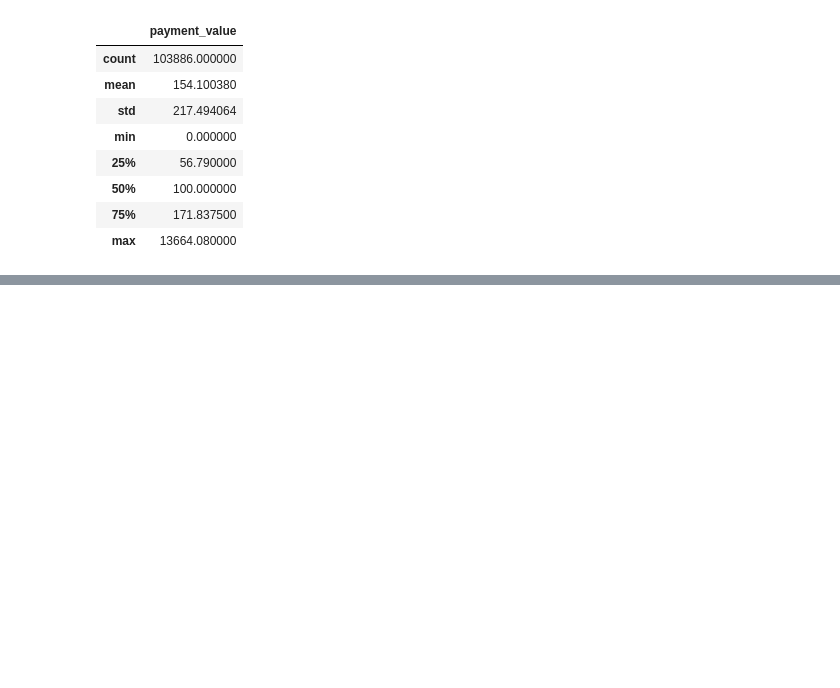
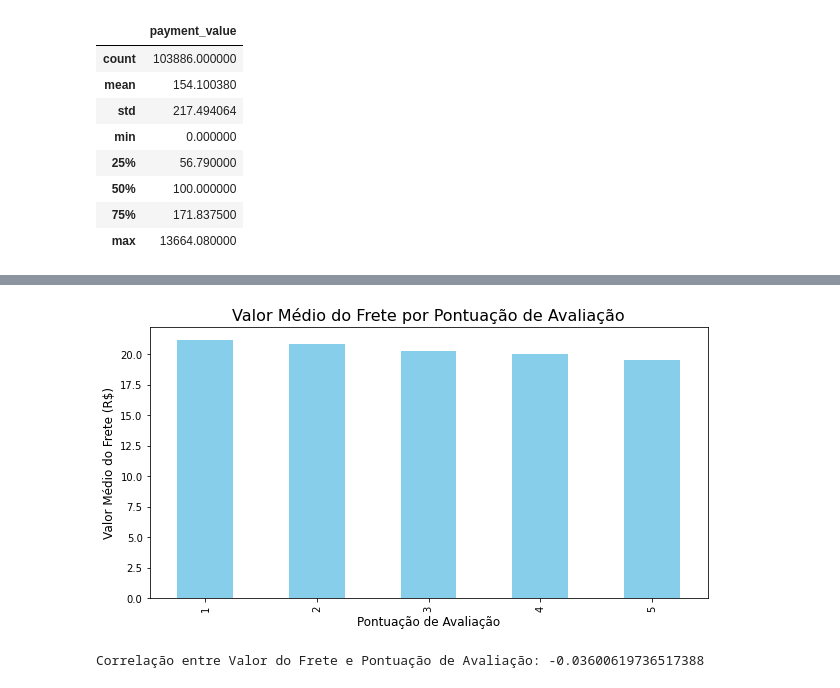
Before and after one commit to Squinelato/eEDB-002-2024-3, a Jupyter notebook: exploratory_analysis/data_analysis.ipynb, the cells around one changed output, grey strips where cells are left out. Saved outputs shown, nothing was run; the diff lists cells and outputs as text; code cells hidden in the pictures; blank space fills up the shorter version.

```diff
--- a/exploratory_analysis/data_analysis.ipynb
+++ b/exploratory_analysis/data_analysis.ipynb
@@ -190,0 +198,3 @@ order_payments[["payment_value"]].describe()
+# %%
+order_items_reviews = order_items.merge(reviews, how='inner', on='order_id')
+order_items_reviews.head()
@@ -190,0 +208,18 @@ order_payments[["payment_value"]].describe()
+# %%
+mean_freight_per_review = order_items_reviews.groupby('review_score')['freight_value'].mean()
+
+plt.figure(figsize=(10, 5))
+mean_freight_per_review.plot(kind='bar', color='skyblue')
+
+plt.title('Valor Médio do Frete por Pontuação de Avaliação', fontsize=16)
+plt.xlabel('Pontuação de Avaliação', fontsize=12)
+plt.ylabel('Valor Médio do Frete (R$)', fontsize=12)
+
+plt.show()
+# %% [output]
+[figure, added]
+# %%
+correlation = order_items_reviews['freight_value'].corr(order_items_reviews['review_score'])
+print(f'Correlação entre Valor do Frete e Pontuação de Avaliação: {correlation}')
+# %% [output]
+Correlação entre Valor do Frete e Pontuação de Avaliação: -0.03600619736517388
```
Also changed, not shown: parts of 17 cells of this notebook.
